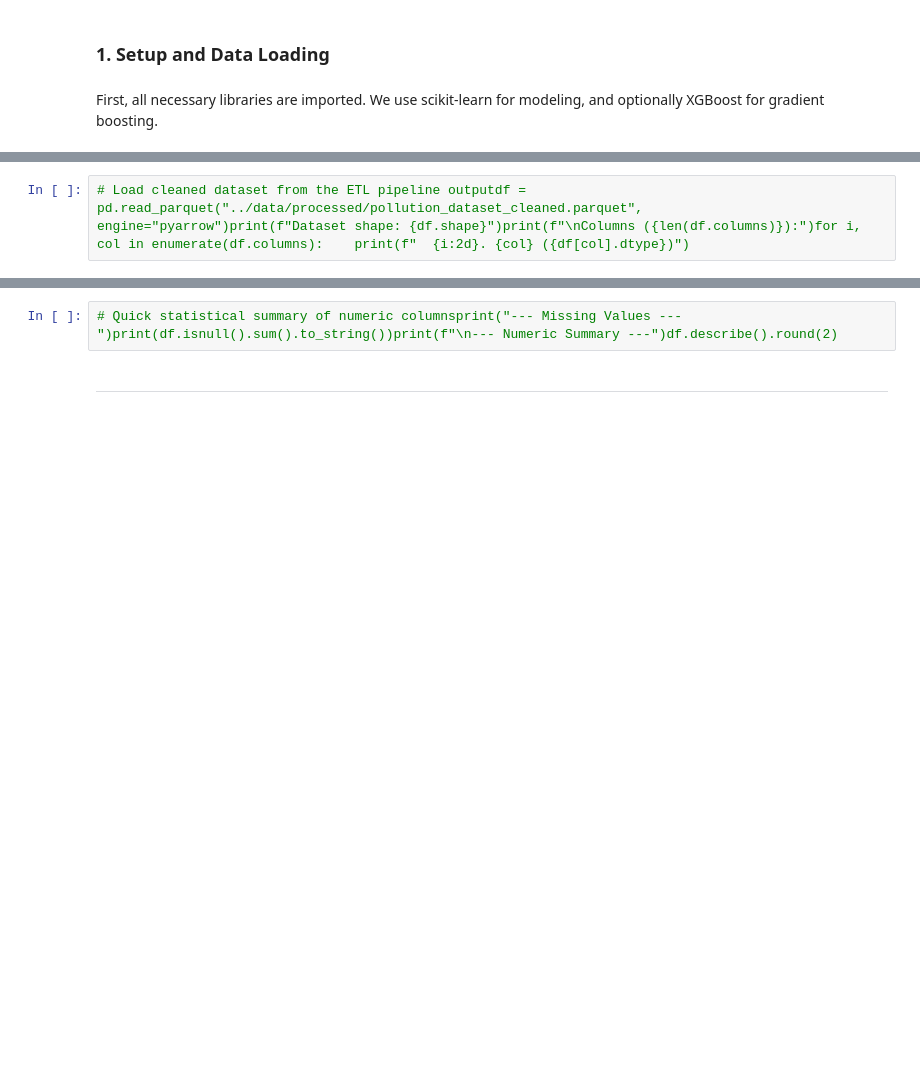
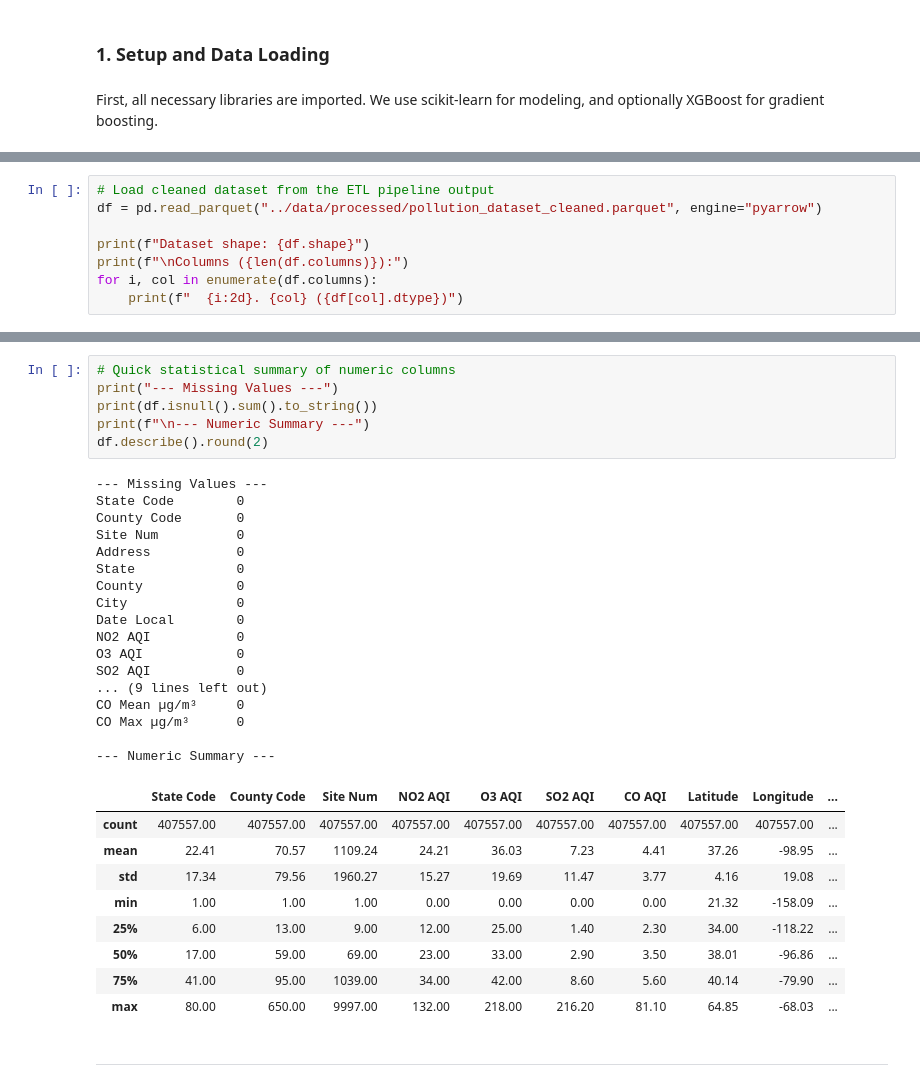
Before and after one commit to YShutko/in_process_US_pollution_analysis, a Jupyter notebook: notebooks/ml_modeling.ipynb, the cells around one changed output, grey strips where cells are left out. Drawn from its saved outputs; the diff is of its cells as text; blank space fills up the shorter version.

```diff
--- a/notebooks/ml_modeling.ipynb
+++ b/notebooks/ml_modeling.ipynb
@@ -15,2 +89,8 @@ First, all necessary libraries are imported. We use scikit‑learn for modeling,
 # %%
-# Load cleaned dataset from the ETL pipeline outputdf = pd.read_parquet("../data/processed/pollution_dataset_cleaned.parquet", engine="pyarrow")print(f"Dataset shape: {df.shape}")print(f"\nColumns ({len(df.columns)}):")for i, col in enumerate(df.columns):    print(f"  {i:2d}. {col} ({df[col].dtype})")
+# Load cleaned dataset from the ETL pipeline output
+df = pd.read_parquet("../data/processed/pollution_dataset_cleaned.parquet", engine="pyarrow")
+
+print(f"Dataset shape: {df.shape}")
+print(f"\nColumns ({len(df.columns)}):")
+for i, col in enumerate(df.columns):
+    print(f"  {i:2d}. {col} ({df[col].dtype})")
@@ -17,5 +115,36 @@ First, all necessary libraries are imported. We use scikit‑learn for modeling,
 # %%
-# Quick statistical summary of numeric columnsprint("--- Missing Values ---")print(df.isnull().sum().to_string())print(f"\n--- Numeric Summary ---")df.describe().round(2)
+# Quick statistical summary of numeric columns
+print("--- Missing Values ---")
+print(df.isnull().sum().to_string())
+print(f"\n--- Numeric Summary ---")
+df.describe().round(2)
+# %% [output]
+--- Missing Values ---
+State Code        0
+County Code       0
+Site Num          0
+Address           0
+State             0
+County            0
+City              0
+Date Local        0
+NO2 AQI           0
+O3 AQI            0
+SO2 AQI           0
+... (9 lines left out)
+CO Mean µg/m³     0
+CO Max µg/m³      0
+
+--- Numeric Summary ---
+|  | State Code | County Code | Site Num | NO2 AQI | O3 AQI | SO2 AQI | CO AQI | Latitude | Longitude | ... |
+| count | 407557.00 | 407557.00 | 407557.00 | 407557.00 | 407557.00 | 407557.00 | 407557.00 | 407557.00 | 407557.00 | ... |
+| mean | 22.41 | 70.57 | 1109.24 | 24.21 | 36.03 | 7.23 | 4.41 | 37.26 | -98.95 | ... |
+| std | 17.34 | 79.56 | 1960.27 | 15.27 | 19.69 | 11.47 | 3.77 | 4.16 | 19.08 | ... |
+| min | 1.00 | 1.00 | 1.00 | 0.00 | 0.00 | 0.00 | 0.00 | 21.32 | -158.09 | ... |
+| 25% | 6.00 | 13.00 | 9.00 | 12.00 | 25.00 | 1.40 | 2.30 | 34.00 | -118.22 | ... |
+| 50% | 17.00 | 59.00 | 69.00 | 23.00 | 33.00 | 2.90 | 3.50 | 38.01 | -96.86 | ... |
+| 75% | 41.00 | 95.00 | 1039.00 | 34.00 | 42.00 | 8.60 | 5.60 | 40.14 | -79.90 | ... |
+| max | 80.00 | 650.00 | 9997.00 | 132.00 | 218.00 | 216.20 | 81.10 | 64.85 | -68.03 | ... |
 # %% [markdown]
 ---
 # %% [markdown]
```
Also changed, not shown: parts of 36 cells of this notebook.
